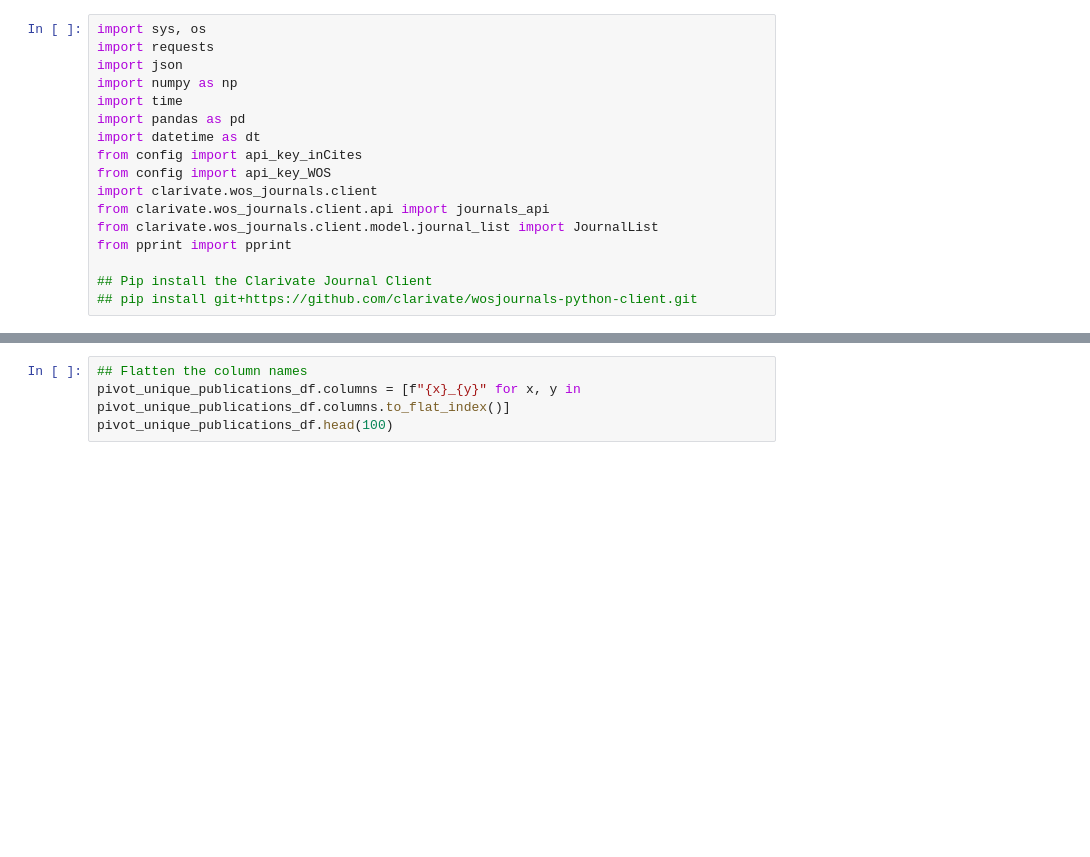
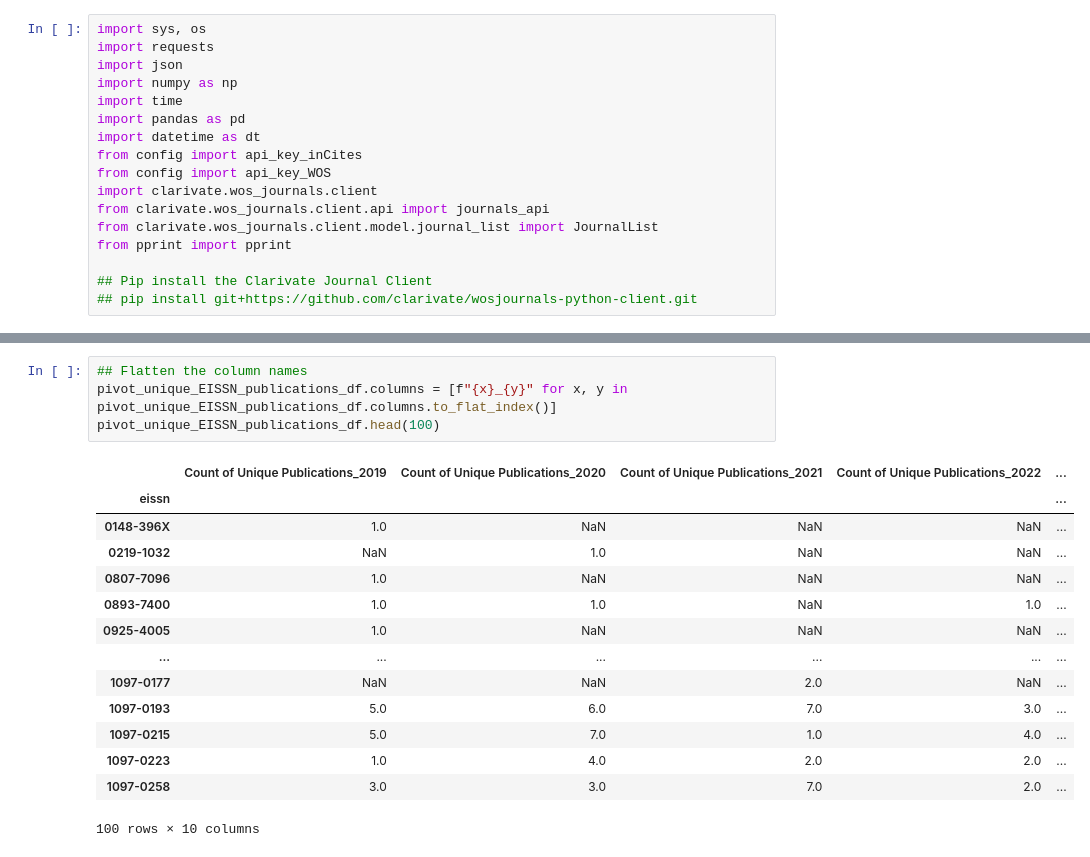
Before and after one commit to kglibrarian/Galter_CMMS_Analysis_ILL_Requests_Turnaways_Report_2024, a Jupyter notebook: CMMS_ILL_Requests_Turnaways.ipynb, the cells around one changed output, grey strips where cells are left out. Cells and saved outputs as stored; diff of their text form; blank space fills up the shorter version.

```diff
--- a/CMMS_ILL_Requests_Turnaways.ipynb
+++ b/CMMS_ILL_Requests_Turnaways.ipynb
@@ -78,7 +209,22 @@ pivot_unique_publications_df.head(100)
 # %%
 ## Flatten the column names
-pivot_unique_publications_df.columns = [f"{x}_{y}" for x, y in pivot_unique_publications_df.columns.to_flat_index()]
-pivot_unique_publications_df.head(100)
+pivot_unique_EISSN_publications_df.columns = [f"{x}_{y}" for x, y in pivot_unique_EISSN_publications_df.columns.to_flat_index()]
+pivot_unique_EISSN_publications_df.head(100)
+# %% [output]
+|  | Count of Unique Publications_2019 | Count of Unique Publications_2020 | Count of Unique Publications_2021 | Count of Unique Publications_2022 | ... |
+| eissn |  |  |  |  | ... |
+| 0148-396X | 1.0 | NaN | NaN | NaN | ... |
+| 0219-1032 | NaN | 1.0 | NaN | NaN | ... |
+| 0807-7096 | 1.0 | NaN | NaN | NaN | ... |
+| 0893-7400 | 1.0 | 1.0 | NaN | 1.0 | ... |
+| 0925-4005 | 1.0 | NaN | NaN | NaN | ... |
+| ... | ... | ... | ... | ... | ... |
+| 1097-0177 | NaN | NaN | 2.0 | NaN | ... |
+| 1097-0193 | 5.0 | 6.0 | 7.0 | 3.0 | ... |
+| 1097-0215 | 5.0 | 7.0 | 1.0 | 4.0 | ... |
+| 1097-0223 | 1.0 | 4.0 | 2.0 | 2.0 | ... |
+| 1097-0258 | 3.0 | 3.0 | 7.0 | 2.0 | ... |
+100 rows × 10 columns
 # %%
 ## Identify the column names
 # iterating the columns
```
Also changed, not shown: parts of 25 cells of this notebook, 1 other file.
